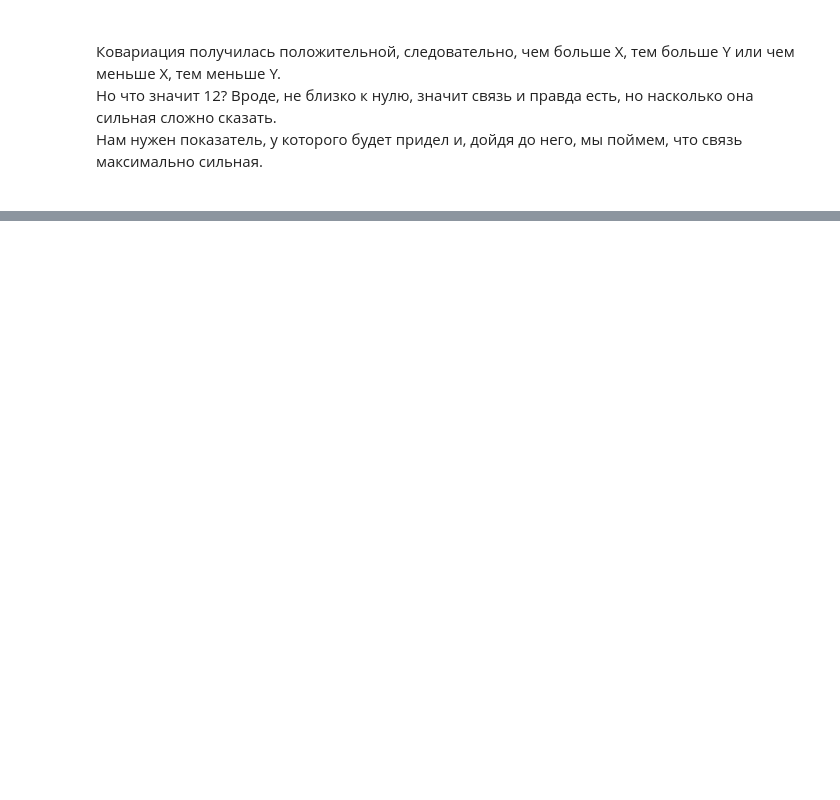
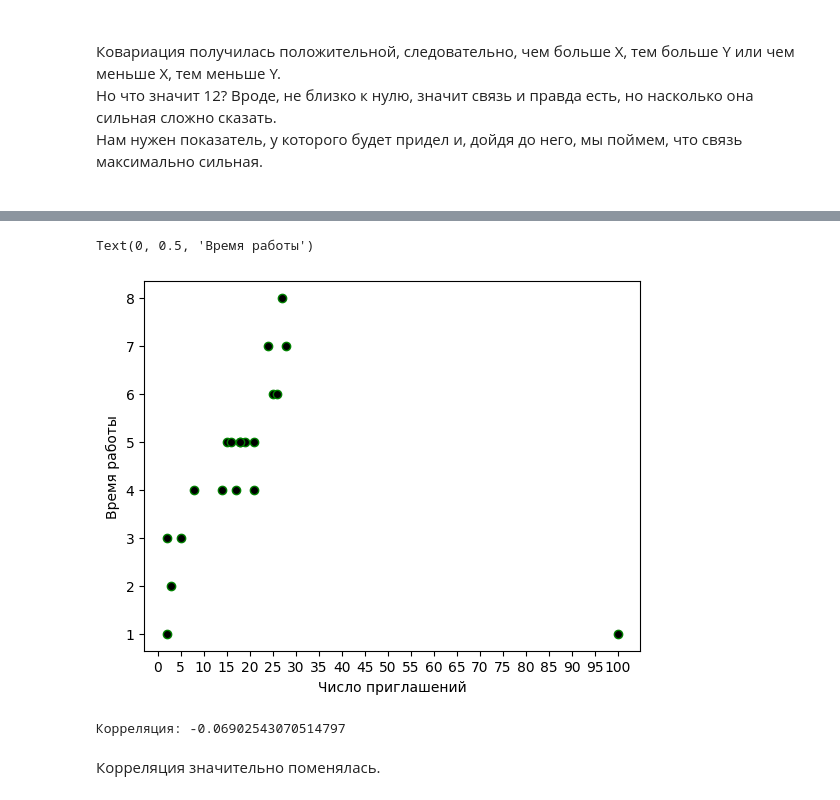
Before and after one commit to 1mmo/data-analysis-handbook, a Jupyter notebook: handbook/statistics.ipynb, the cells around one changed output, grey strips where cells are left out. Drawn from its saved outputs; the diff is of its cells as text; code cells hidden in the pictures; blank space fills up the shorter version.

```diff
--- a/handbook/statistics.ipynb
+++ b/handbook/statistics.ipynb
@@ -433,0 +451,17 @@ correlation: 0.39556932113604165
+# %%
+invite_people = [2, 27, 15,  2, 17, 28, 24,  3, 18, 25,  8, 16, 26,  5, 19, 14, 18, 21, 21, 100] # Последний hr пригласил 100 человек
+work_time = [3, 8, 5, 1, 4, 7, 7, 2, 5, 6, 4, 5, 6, 3, 5, 4, 5, 5, 4, 1] # последний hr отработал всего 1 час
+# %%
+plt.scatter(invite_people, work_time, color='black', edgecolor='green')
+plt.xticks([5 * i for i in range(21)])
+plt.xlabel('Число приглашений')
+plt.ylabel('Время работы')
+# %% [output]
+Text(0, 0.5, 'Время работы')
+[figure, added]
+# %%
+print(f'Корреляция: {correlation(invite_people, work_time)}')
+# %% [output]
+Корреляция: -0.06902543070514797
+# %% [markdown]
+Корреляция значительно поменялась.
```
Also changed, not shown: parts of 19 cells of this notebook, 3 other files.
